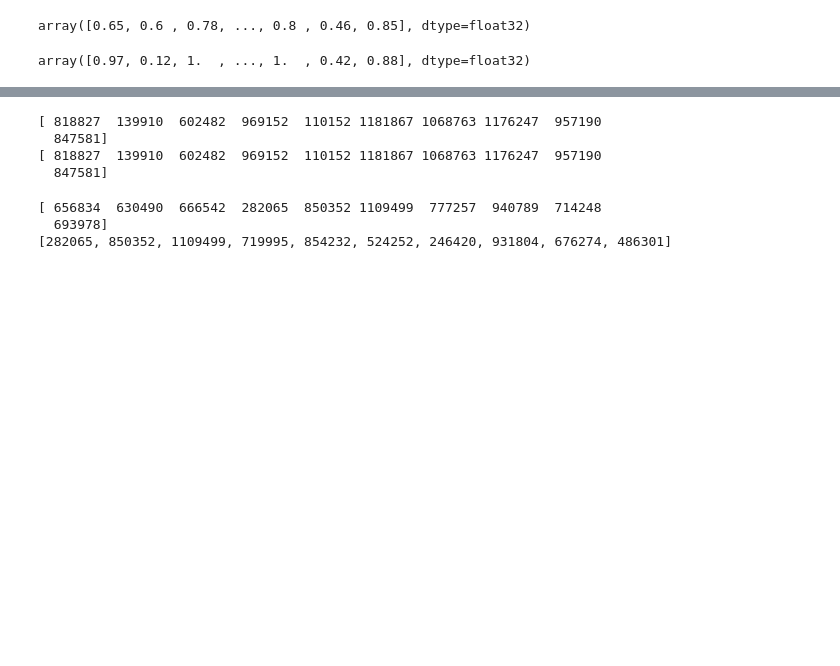
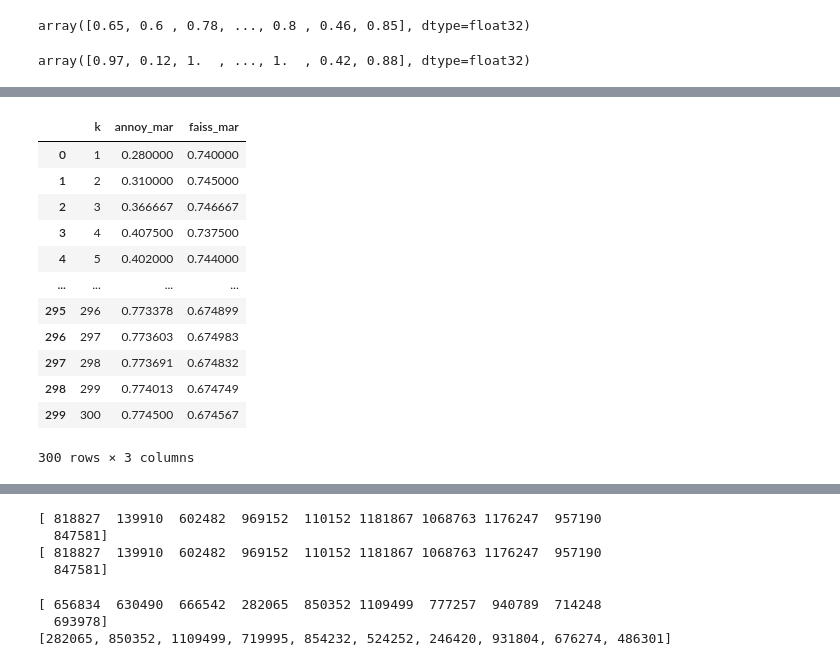
Before and after one commit to joypauls/annoy-evaluation, a Jupyter notebook: notebooks/scratch.ipynb, the cells around one changed output, grey strips where cells are left out. Saved outputs shown, nothing was run; the diff lists cells and outputs as text; code cells hidden in the pictures; blank space fills up the shorter version.

```diff
--- a/notebooks/scratch.ipynb
+++ b/notebooks/scratch.ipynb
@@ -412,0 +504,16 @@ plt.plot(depth, annoy_mar)
+# %%
+results_summary_df
+# %% [output]
+|  | k | annoy_mar | faiss_mar |
+| 0 | 1 | 0.280000 | 0.740000 |
+| 1 | 2 | 0.310000 | 0.745000 |
+| 2 | 3 | 0.366667 | 0.746667 |
+| 3 | 4 | 0.407500 | 0.737500 |
+| 4 | 5 | 0.402000 | 0.744000 |
+| ... | ... | ... | ... |
+| 295 | 296 | 0.773378 | 0.674899 |
+| 296 | 297 | 0.773603 | 0.674983 |
+| 297 | 298 | 0.773691 | 0.674832 |
+| 298 | 299 | 0.774013 | 0.674749 |
+| 299 | 300 | 0.774500 | 0.674567 |
+300 rows × 3 columns
```
Also changed, not shown: parts of 30 cells of this notebook, 5 other files.
